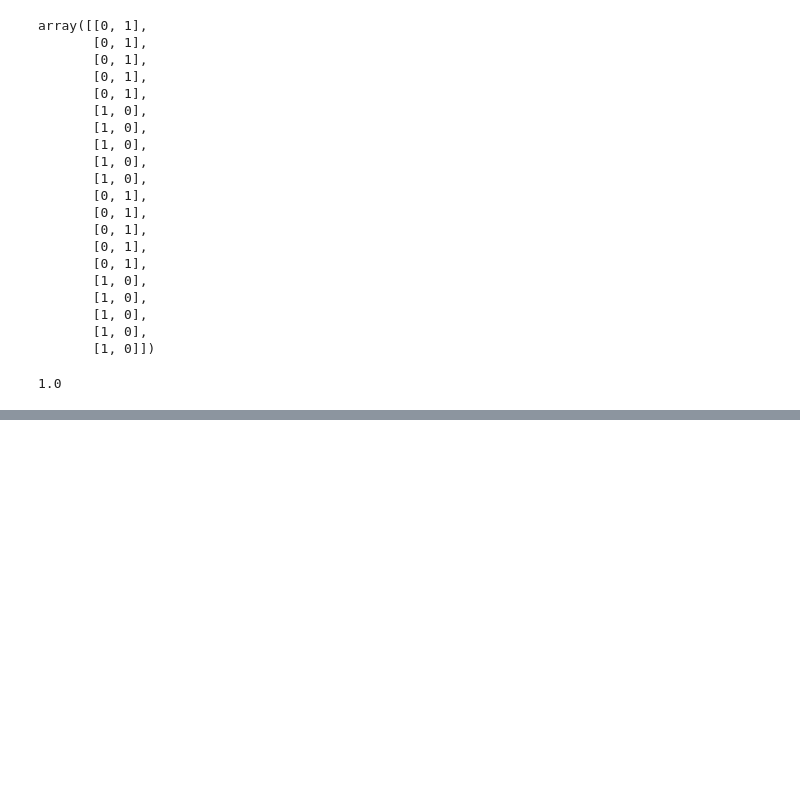
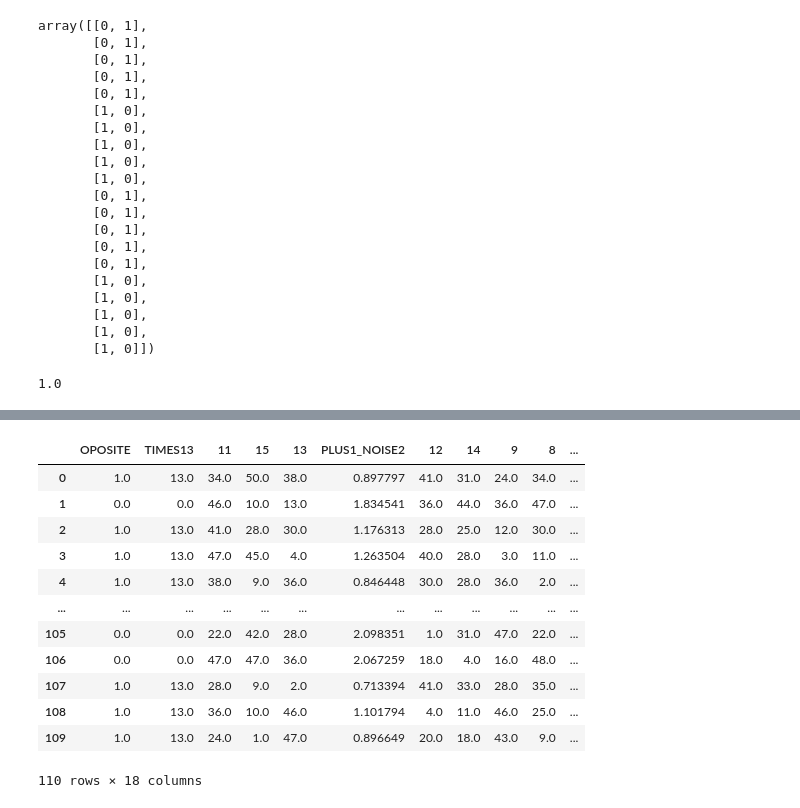
Before and after one commit to colombelli/bioinformatics-ml, a Jupyter notebook: Experiments/python-experiments/relieff.ipynb, the cells around one changed output, grey strips where cells are left out. Cells and saved outputs as stored; diff of their text form; code cells hidden in the pictures; blank space fills up the shorter version.

```diff
--- a/Experiments/python-experiments/relieff.ipynb
+++ b/Experiments/python-experiments/relieff.ipynb
@@ -158,0 +182,46 @@ clf.score(X_selected[10:], y[10:])
+# %%
+def generate_row(fst, snd, n_rand):
+    row = [fst, snd, fst+10, snd*13,
+          (fst+1)+np.random.normal(0, .1),
+          (fst+1)+np.random.normal(0, .2),
+          (fst+1)+np.random.normal(0, .3)]
+    for i in range(n_rand):
+        row.append(rdi(1,50))
+    row.append(fst) #the class
+    return np.array(row)
+
+
+def generate_df(m, n):
+    rows = []
+
+    for i in range(m):
+        cls = rdi(0,1)
+        oposite = abs(cls - 1)
+        new_row = generate_row(cls, oposite, n)
+        rows.append(new_row)
+
+    df = pd.DataFrame(np.array(rows)).rename(
+            columns={0:"DIRECT", 1:"OPOSITE", 2:"PLUS10", 3:"TIMES13",
+             4:"PLUS1_NOISE1", 5:"PLUS1_NOISE2", 6:"PLUS1_NOISE3",
+             n+7:"class"})
+
+    df_col_shuffle = df.iloc[:, 0:-1].T.sample(frac=1).T
+    df_col_shuffle['class'] = df['class']
+    return df_col_shuffle
+# %%
+df = generate_df(110,10)
+df
+# %% [output]
+|  | OPOSITE | TIMES13 | 11 | 15 | 13 | PLUS1_NOISE2 | 12 | 14 | 9 | 8 | ... |
+| 0 | 1.0 | 13.0 | 34.0 | 50.0 | 38.0 | 0.897797 | 41.0 | 31.0 | 24.0 | 34.0 | ... |
+| 1 | 0.0 | 0.0 | 46.0 | 10.0 | 13.0 | 1.834541 | 36.0 | 44.0 | 36.0 | 47.0 | ... |
+| 2 | 1.0 | 13.0 | 41.0 | 28.0 | 30.0 | 1.176313 | 28.0 | 25.0 | 12.0 | 30.0 | ... |
+| 3 | 1.0 | 13.0 | 47.0 | 45.0 | 4.0 | 1.263504 | 40.0 | 28.0 | 3.0 | 11.0 | ... |
+| 4 | 1.0 | 13.0 | 38.0 | 9.0 | 36.0 | 0.846448 | 30.0 | 28.0 | 36.0 | 2.0 | ... |
+| ... | ... | ... | ... | ... | ... | ... | ... | ... | ... | ... | ... |
+| 105 | 0.0 | 0.0 | 22.0 | 42.0 | 28.0 | 2.098351 | 1.0 | 31.0 | 47.0 | 22.0 | ... |
+| 106 | 0.0 | 0.0 | 47.0 | 47.0 | 36.0 | 2.067259 | 18.0 | 4.0 | 16.0 | 48.0 | ... |
+| 107 | 1.0 | 13.0 | 28.0 | 9.0 | 2.0 | 0.713394 | 41.0 | 33.0 | 28.0 | 35.0 | ... |
+| 108 | 1.0 | 13.0 | 36.0 | 10.0 | 46.0 | 1.101794 | 4.0 | 11.0 | 46.0 | 25.0 | ... |
+| 109 | 1.0 | 13.0 | 24.0 | 1.0 | 47.0 | 0.896649 | 20.0 | 18.0 | 43.0 | 9.0 | ... |
+110 rows × 18 columns
```
Also changed, not shown: parts of 2 cells of this notebook.
